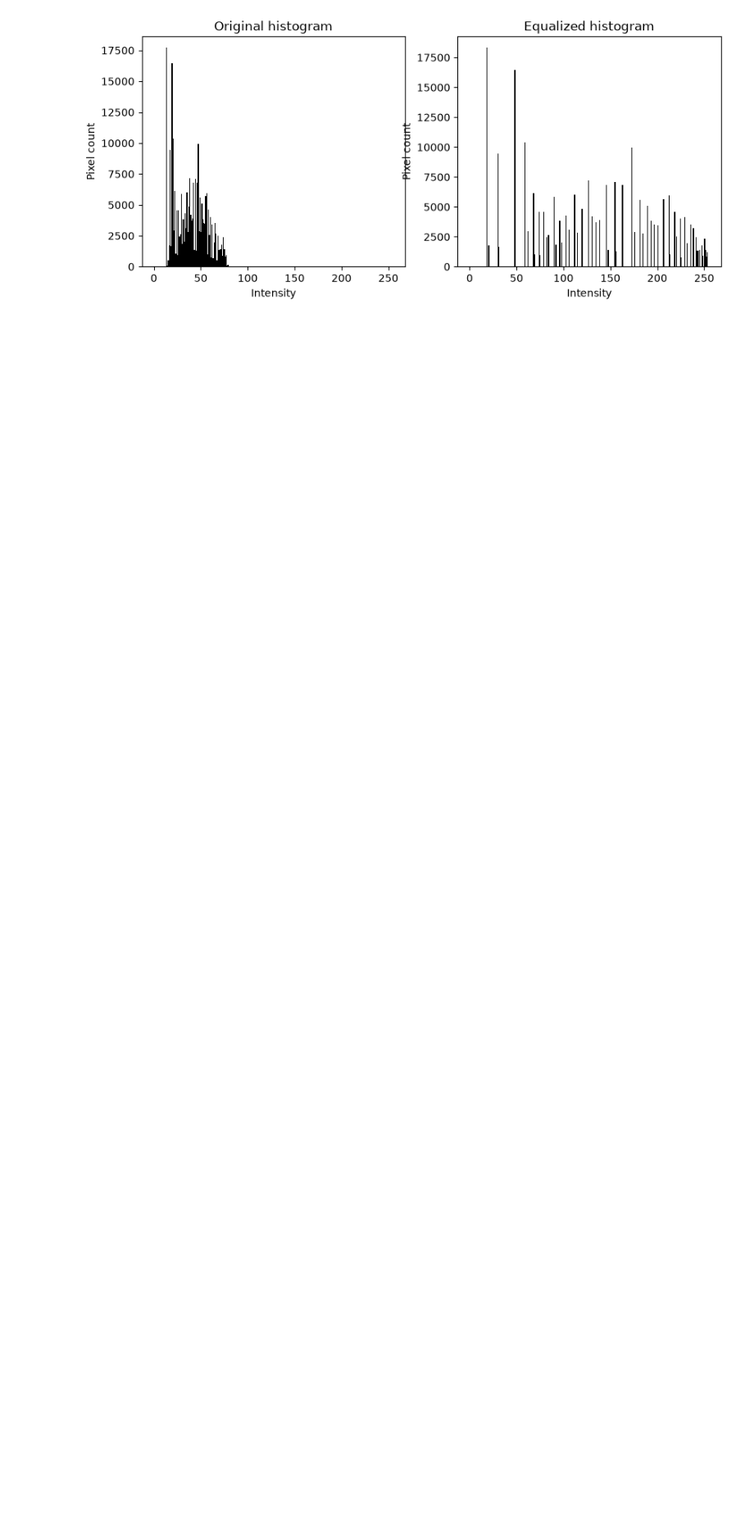
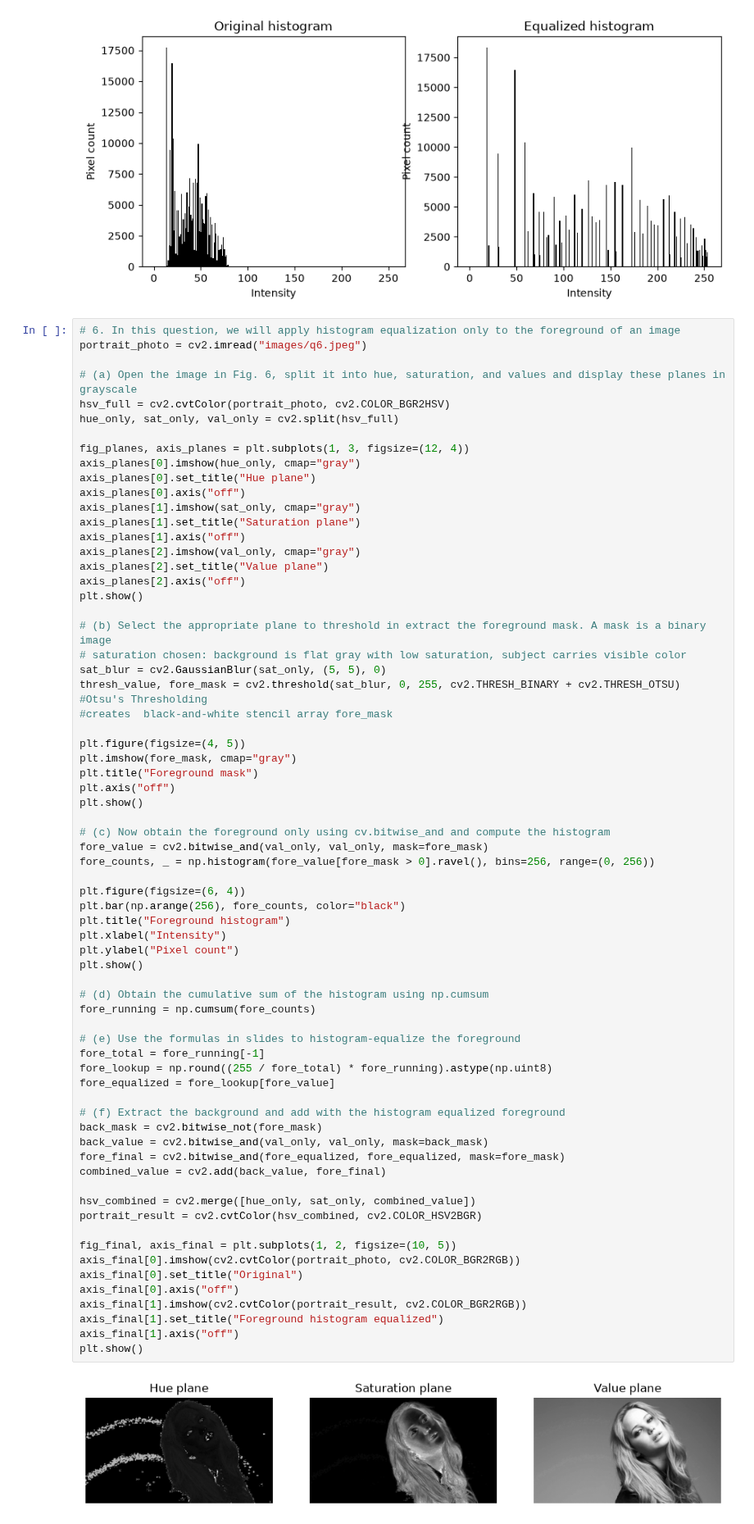
Before and after one commit to Upani-Gunathunga/EN3160-Assignment-01, a Jupyter notebook: 230218G_a01.ipynb, the cells around one changed output. Shown at 82% size. Cells and saved outputs as stored; diff of their text form; blank space fills up the shorter version.

Commit message:
equalize foreground histogram only for question 6

```diff
--- a/230218G_a01.ipynb
+++ b/230218G_a01.ipynb
@@ -284,3 +284,74 @@ plt.show()
 [ WARN:0@14926.849] global grfmt_tiff.cpp:123 TIFF_Warning TIFFFetchNormalTag: ASCII value for tag "ImageDescription" does not end in null byte. Forcing it to be null
 [figure]
 [figure]
+# %%
+# 6. In this question, we will apply histogram equalization only to the foreground of an image
+portrait_photo = cv2.imread("images/q6.jpeg")
+
+# (a) Open the image in Fig. 6, split it into hue, saturation, and values and display these planes in grayscale
+hsv_full = cv2.cvtColor(portrait_photo, cv2.COLOR_BGR2HSV)
+hue_only, sat_only, val_only = cv2.split(hsv_full)
+
+fig_planes, axis_planes = plt.subplots(1, 3, figsize=(12, 4))
+axis_planes[0].imshow(hue_only, cmap="gray")
+axis_planes[0].set_title("Hue plane")
+axis_planes[0].axis("off")
+axis_planes[1].imshow(sat_only, cmap="gray")
+axis_planes[1].set_title("Saturation plane")
+axis_planes[1].axis("off")
+axis_planes[2].imshow(val_only, cmap="gray")
+axis_planes[2].set_title("Value plane")
+axis_planes[2].axis("off")
+plt.show()
+
+# (b) Select the appropriate plane to threshold in extract the foreground mask. A mask is a binary image
+# saturation chosen: background is flat gray with low saturation, subject carries visible color
+sat_blur = cv2.GaussianBlur(sat_only, (5, 5), 0)
+thresh_value, fore_mask = cv2.threshold(sat_blur, 0, 255, cv2.THRESH_BINARY + cv2.THRESH_OTSU)
+#Otsu's Thresholding
+#creates  black-and-white stencil array fore_mask
+
+plt.figure(figsize=(4, 5))
+plt.imshow(fore_mask, cmap="gray")
+plt.title("Foreground mask")
+plt.axis("off")
+plt.show()
+
+# (c) Now obtain the foreground only using cv.bitwise_and and compute the histogram
+fore_value = cv2.bitwise_and(val_only, val_only, mask=fore_mask)
+fore_counts, _ = np.histogram(fore_value[fore_mask > 0].ravel(), bins=256, range=(0, 256))
+
+plt.figure(figsize=(6, 4))
+plt.bar(np.arange(256), fore_counts, color="black")
+plt.title("Foreground histogram")
+plt.xlabel("Intensity")
+plt.ylabel("Pixel count")
+plt.show()
+
+# (d) Obtain the cumulative sum of the histogram using np.cumsum
+fore_running = np.cumsum(fore_counts)
+
+# (e) Use the formulas in slides to histogram-equalize the foreground
+fore_total = fore_running[-1]
+fore_lookup = np.round((255 / fore_total) * fore_running).astype(np.uint8)
+fore_equalized = fore_lookup[fore_value]
+
+# (f) Extract the background and add with the histogram equalized foreground
+back_mask = cv2.bitwise_not(fore_mask)
+back_value = cv2.bitwise_and(val_only, val_only, mask=back_mask)
+fore_final = cv2.bitwise_and(fore_equalized, fore_equalized, mask=fore_mask)
+combined_value = cv2.add(back_value, fore_final)
+
+hsv_combined = cv2.merge([hue_only, sat_only, combined_value])
+portrait_result = cv2.cvtColor(hsv_combined, cv2.COLOR_HSV2BGR)
+
+fig_final, axis_final = plt.subplots(1, 2, figsize=(10, 5))
+axis_final[0].imshow(cv2.cvtColor(portrait_photo, cv2.COLOR_BGR2RGB))
+axis_final[0].set_title("Original")
+axis_final[0].axis("off")
+axis_final[1].imshow(cv2.cvtColor(portrait_result, cv2.COLOR_BGR2RGB))
+axis_final[1].set_title("Foreground histogram equalized")
+axis_final[1].axis("off")
+plt.show()
+# %% [output]
+[figure, added]
```
Also changed, not shown: parts of 1 cell of this notebook.
